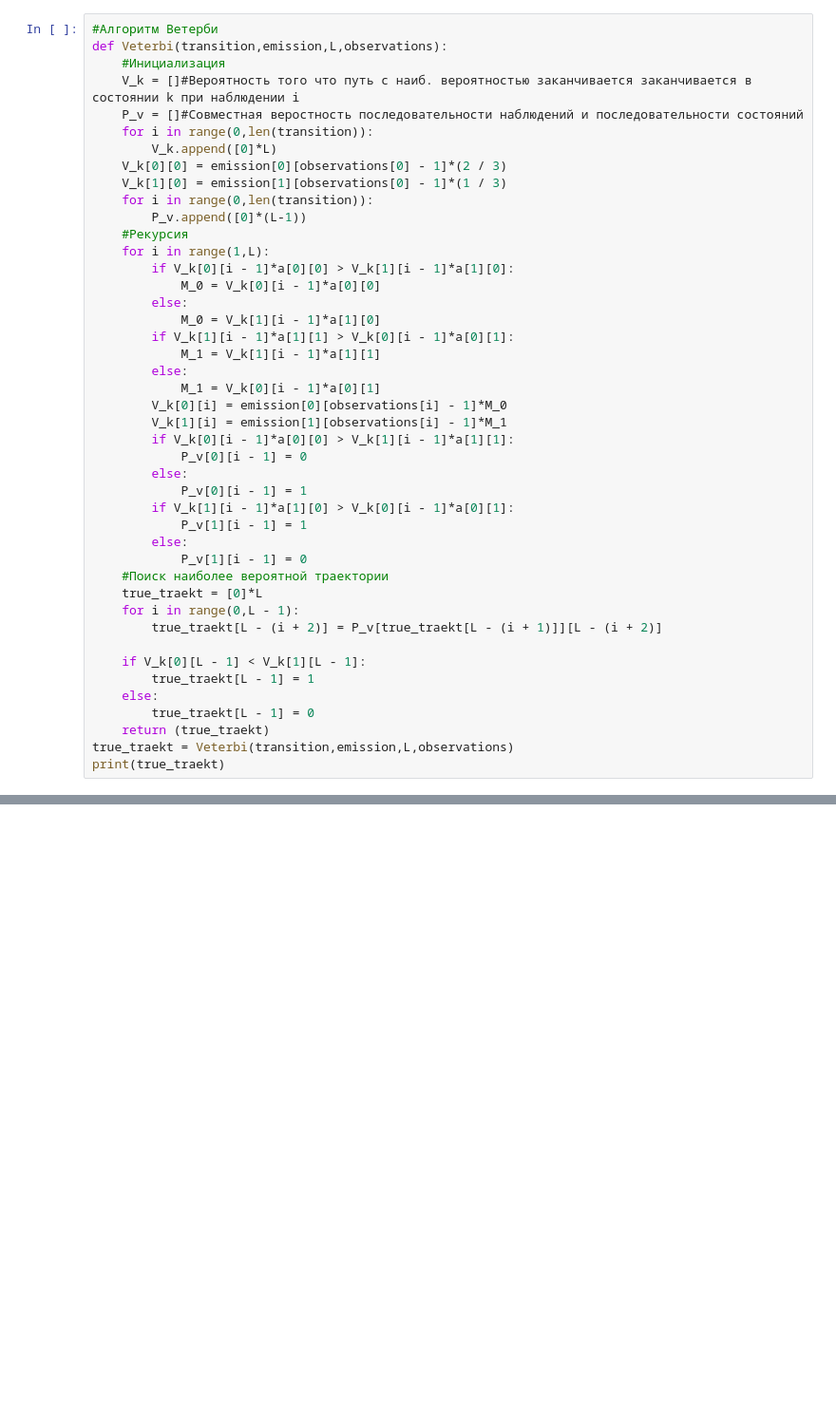
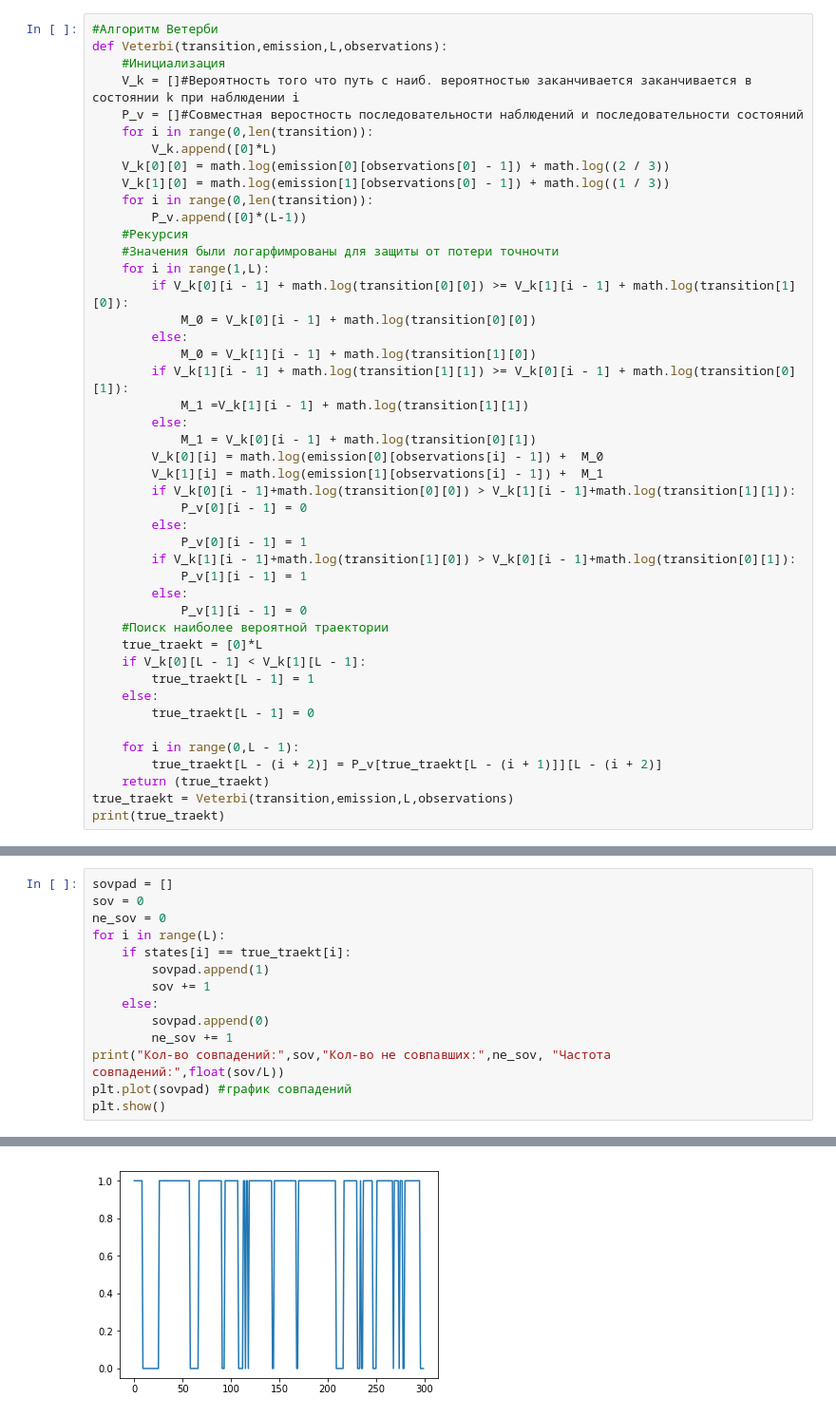
Before and after one commit to ASVolosnov/Volosnov_AS_HMM, a Jupyter notebook: Volosnov_AS_HMM.ipynb, the cells around one changed output, grey strips where cells are left out. Shown: that part at 95% size. Saved outputs shown, nothing was run; the diff lists cells and outputs as text; blank space fills up the shorter version.

```diff
--- a/Volosnov_AS_HMM.ipynb
+++ b/Volosnov_AS_HMM.ipynb
@@ -44,39 +46,40 @@ def Veterbi(transition,emission,L,observations):
     P_v = []#Совместная веростность последовательности наблюдений и последовательности состояний
     for i in range(0,len(transition)):
         V_k.append([0]*L)
-    V_k[0][0] = emission[0][observations[0] - 1]*(2 / 3)
-    V_k[1][0] = emission[1][observations[0] - 1]*(1 / 3)
+    V_k[0][0] = math.log(emission[0][observations[0] - 1]) + math.log((2 / 3))
+    V_k[1][0] = math.log(emission[1][observations[0] - 1]) + math.log((1 / 3))
     for i in range(0,len(transition)):
         P_v.append([0]*(L-1))
     #Рекурсия
+    #Значения были логарфимрованы для защиты от потери точночти
     for i in range(1,L):
-        if V_k[0][i - 1]*a[0][0] > V_k[1][i - 1]*a[1][0]:
-            M_0 = V_k[0][i - 1]*a[0][0]
+        if V_k[0][i - 1] + math.log(transition[0][0]) >= V_k[1][i - 1] + math.log(transition[1][0]):
+            M_0 = V_k[0][i - 1] + math.log(transition[0][0])
         else:
-            M_0 = V_k[1][i - 1]*a[1][0]
-        if V_k[1][i - 1]*a[1][1] > V_k[0][i - 1]*a[0][1]:
-            M_1 = V_k[1][i - 1]*a[1][1]
+            M_0 = V_k[1][i - 1] + math.log(transition[1][0])
+        if V_k[1][i - 1] + math.log(transition[1][1]) >= V_k[0][i - 1] + math.log(transition[0][1]):
+            M_1 =V_k[1][i - 1] + math.log(transition[1][1])
         else:
-            M_1 = V_k[0][i - 1]*a[0][1]
-        V_k[0][i] = emission[0][observations[i] - 1]*M_0
-        V_k[1][i] = emission[1][observations[i] - 1]*M_1
-        if V_k[0][i - 1]*a[0][0] > V_k[1][i - 1]*a[1][1]:
+            M_1 = V_k[0][i - 1] + math.log(transition[0][1])
+        V_k[0][i] = math.log(emission[0][observations[i] - 1]) +  M_0
+        V_k[1][i] = math.log(emission[1][observations[i] - 1]) +  M_1
+        if V_k[0][i - 1]+math.log(transition[0][0]) > V_k[1][i - 1]+math.log(transition[1][1]):
             P_v[0][i - 1] = 0
         else:
             P_v[0][i - 1] = 1
-        if V_k[1][i - 1]*a[1][0] > V_k[0][i - 1]*a[0][1]:
+        if V_k[1][i - 1]+math.log(transition[1][0]) > V_k[0][i - 1]+math.log(transition[0][1]):
             P_v[1][i - 1] = 1
         else:
             P_v[1][i - 1] = 0
     #Поиск наиболее вероятной траектории
     true_traekt = [0]*L
-    for i in range(0,L - 1):
-        true_traekt[L - (i + 2)] = P_v[true_traekt[L - (i + 1)]][L - (i + 2)]
-
     if V_k[0][L - 1] < V_k[1][L - 1]:
         true_traekt[L - 1] = 1
     else:
         true_traekt[L - 1] = 0
+
+    for i in range(0,L - 1):
+        true_traekt[L - (i + 2)] = P_v[true_traekt[L - (i + 1)]][L - (i + 2)]
     return (true_traekt)
 true_traekt = Veterbi(transition,emission,L,observations)
 print(true_traekt)
@@ -84,0 +88,15 @@ print(true_traekt)
+# %%
+sovpad = []
+sov = 0
+ne_sov = 0
+for i in range(L):
+    if states[i] == true_traekt[i]:
+        sovpad.append(1)
+        sov += 1
+    else:
+        sovpad.append(0)
+        ne_sov += 1
+print("Кол-во совпадений:",sov,"Кол-во не совпавших:",ne_sov, "Частота совпадений:",float(sov/L))
+plt.plot(sovpad) #график совпадений
+plt.show()
+# %% [output]
@@ -85,3 +104,4 @@ print(true_traekt)
+[figure, added]
 # %%
 #Алгоритм просмотра вперед
 def forward_look(transition,emission,L,observations):
```
Also changed, not shown: parts of 9 cells of this notebook.
